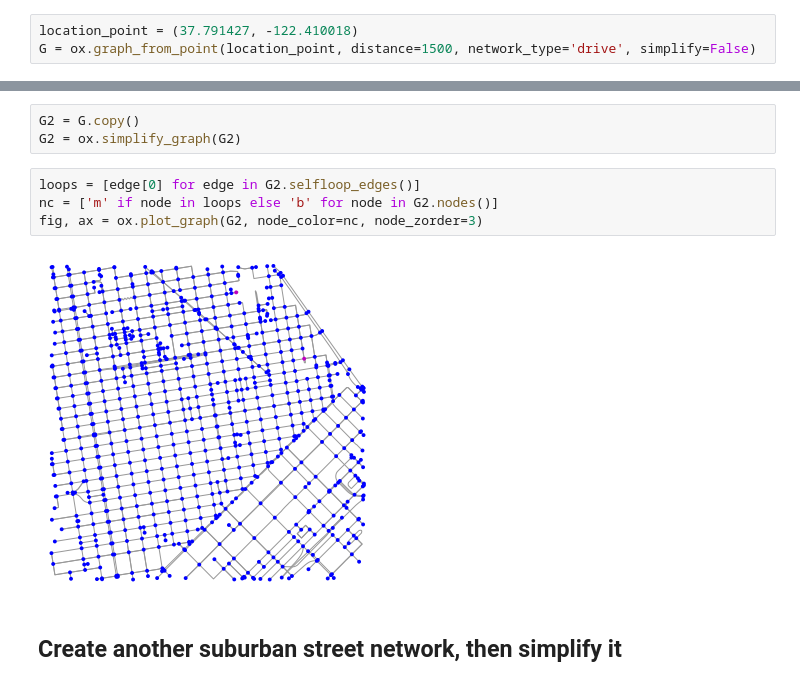
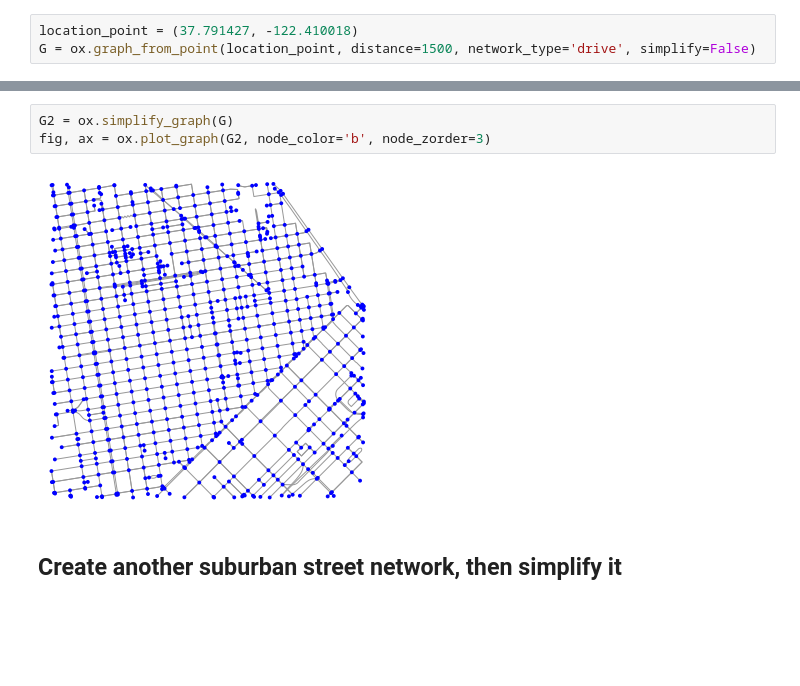
Before and after one commit to gboeing/osmnx-examples, a Jupyter notebook: notebooks/04-example-simplify-network.ipynb, the cells around one changed output, grey strips where cells are left out. Cells and saved outputs as stored; diff of their text form; blank space fills up the shorter version.

```diff
--- a/notebooks/04-example-simplify-network.ipynb
+++ b/notebooks/04-example-simplify-network.ipynb
@@ -130,12 +133,8 @@ fig, ax = ox.plot_graph(G, node_color=nc, node_zorder=3)
-# %%
-G2 = G.copy()
-G2 = ox.simplify_graph(G2)
-# %%
-loops = [edge[0] for edge in G2.selfloop_edges()]
-nc = ['m' if node in loops else 'b' for node in G2.nodes()]
-fig, ax = ox.plot_graph(G2, node_color=nc, node_zorder=3)
-# %% [output]
-[figure, removed]
+# %%
+G2 = ox.simplify_graph(G)
+fig, ax = ox.plot_graph(G2, node_color='b', node_zorder=3)
+# %% [output]
+[figure, added]
 # %% [markdown]
 ## Create another suburban street network, then simplify it
 # %%
```
Also changed, not shown: parts of 16 cells of this notebook, 18 other files.
